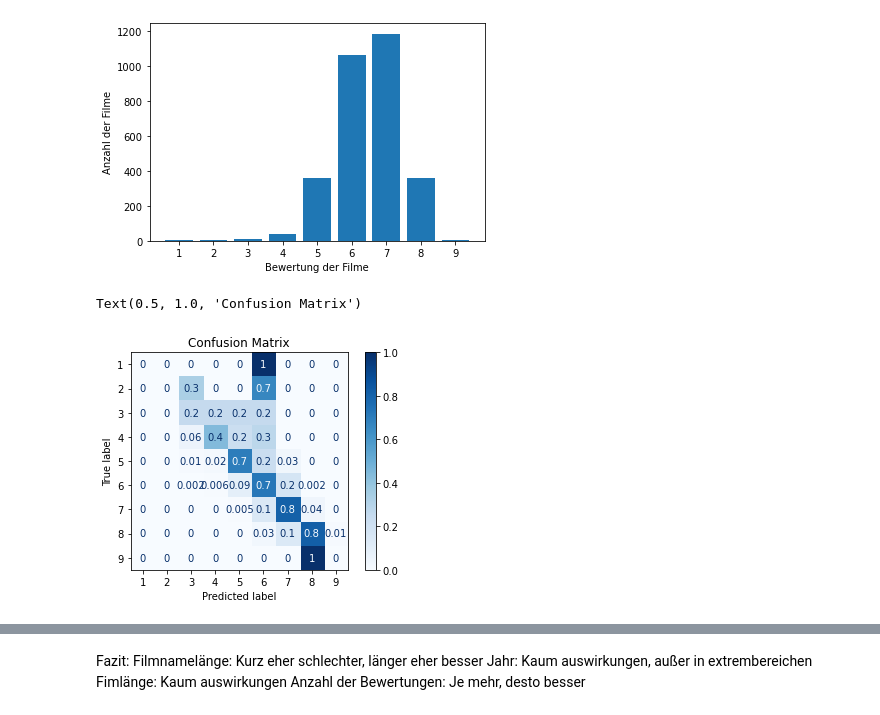
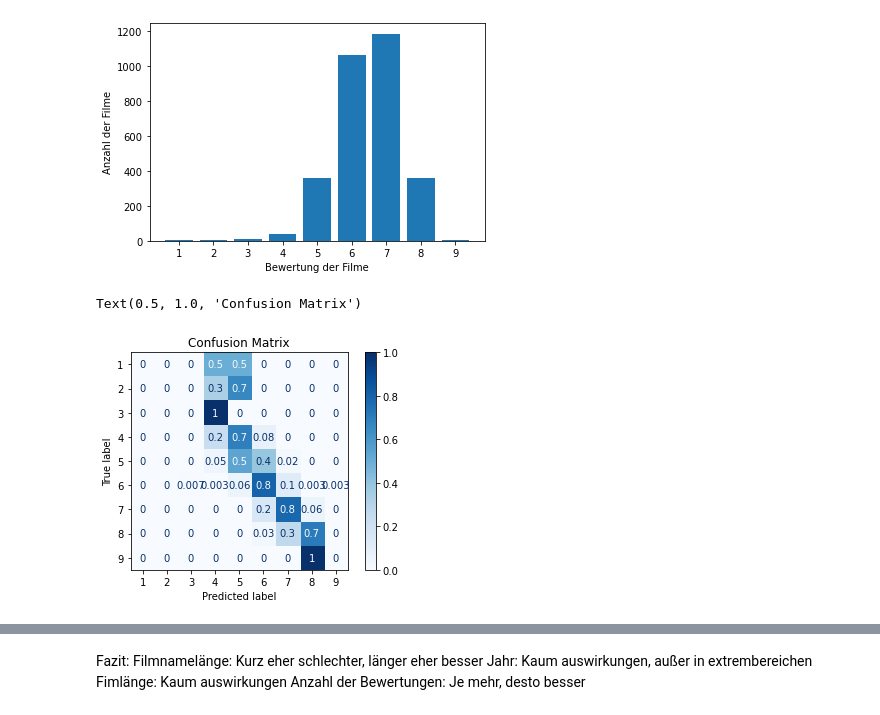
Before and after one commit to Tony1704/Imdbrating, a Jupyter notebook: python/imdbnotebook.ipynb, the cells around one changed output, grey strips where cells are left out. Cells and saved outputs as stored; diff of their text form; code cells hidden in the pictures.

```diff
--- a/python/imdbnotebook.ipynb
+++ b/python/imdbnotebook.ipynb
@@ -179,6 +179,6 @@ Nun wird der Rating Predictor, also unser Decision Tree/Neurales Netwerk erzeugt
 # %%
 rater = ratingPredictor.ratingPredictor(allMovies)
 #rater.printallmovies()
-clf = rater.learn(False) #Mit neural Network = True wird ein neurales Netzwerk genutzt anstatt der decision tree
+clf = rater.learn(True) #Mit neural Network = True wird ein neurales Netzwerk genutzt anstatt der decision tree
 # %% [output]
 Converting data...
@@ -264,17 +264,16 @@ plt.bar(x,y)
 # %%
 from sklearn.metrics import plot_roc_curve
 from sklearn.metrics import plot_confusion_matrix
-x_startYear = rater.split_xtest(1)
 #disp = plot_roc_curve(clf, rater.x_test, rater.y_test)
 disp = plot_confusion_matrix(clf, rater.x_test, rater.y_test,
                                  display_labels=[1,2,3,4,5,6,7,8,9],
                                  cmap='Blues',
                                  normalize='true',
                                 values_format='.0g')
 disp.ax_.set_title('Confusion Matrix')
 # %% [output]
 Text(0.5, 1.0, 'Confusion Matrix')
-[figure, old version]
+[figure, new version]
 # %%
 from sklearn.metrics import classification_report
 y_pred, y_true = rater.predictAllTestValues()
```
Also changed, not shown: parts of 8 cells of this notebook.
